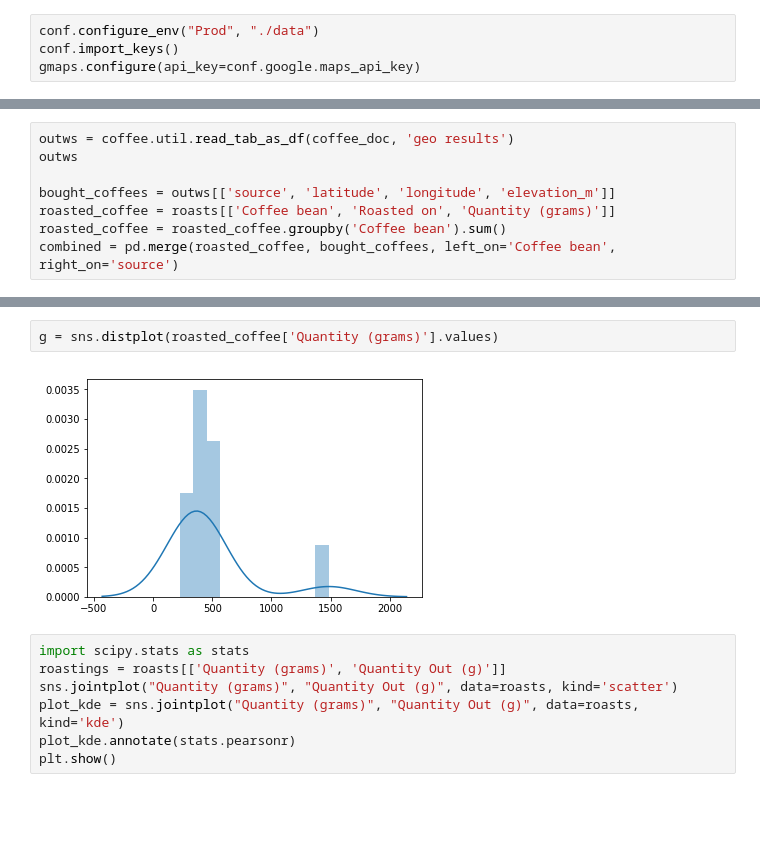
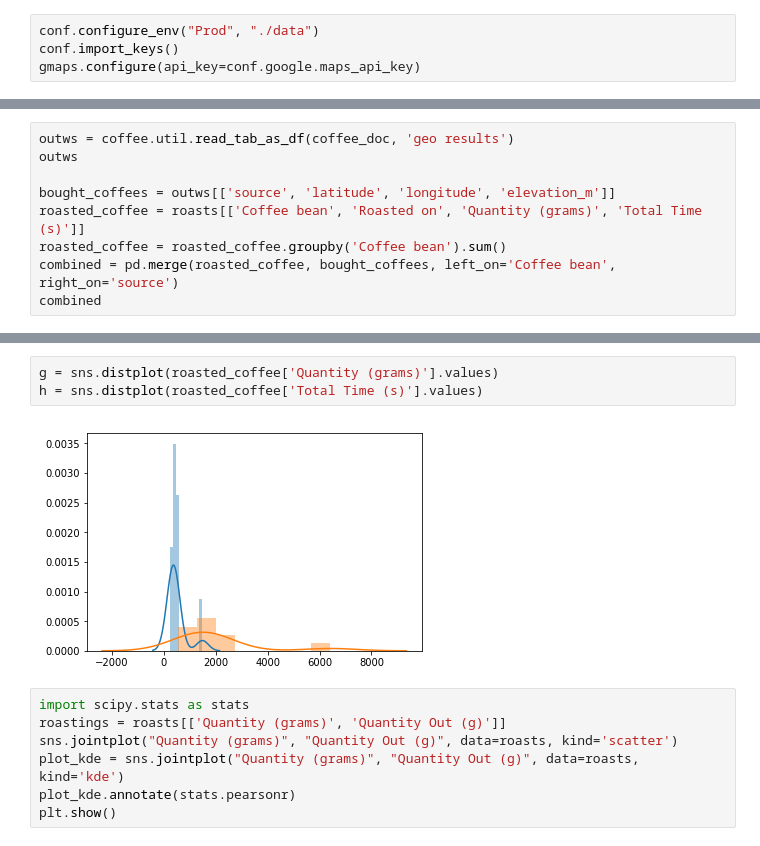
Before and after one commit to themcclure/coffee, a Jupyter notebook: visualizations.ipynb, the cells around one changed output, grey strips where cells are left out. Cells and saved outputs as stored; diff of their text form; blank space fills up the shorter version.

```diff
--- a/visualizations.ipynb
+++ b/visualizations.ipynb
@@ -44,6 +44,7 @@ outws = coffee.util.read_tab_as_df(coffee_doc, 'geo results')
 outws
 
 bought_coffees = outws[['source', 'latitude', 'longitude', 'elevation_m']]
-roasted_coffee = roasts[['Coffee bean', 'Roasted on', 'Quantity (grams)']]
+roasted_coffee = roasts[['Coffee bean', 'Roasted on', 'Quantity (grams)', 'Total Time (s)']]
 roasted_coffee = roasted_coffee.groupby('Coffee bean').sum()
 combined = pd.merge(roasted_coffee, bought_coffees, left_on='Coffee bean', right_on='source')
+combined
@@ -63,8 +84,9 @@ fig
 [interactive output not drawn]
 # %%
 g = sns.distplot(roasted_coffee['Quantity (grams)'].values)
+h = sns.distplot(roasted_coffee['Total Time (s)'].values)
 # %% [output]
-[figure, old version]
+[figure, new version]
 # %%
 import scipy.stats as stats
 roastings = roasts[['Quantity (grams)', 'Quantity Out (g)']]
```
Also changed, not shown: parts of 3 cells of this notebook.
